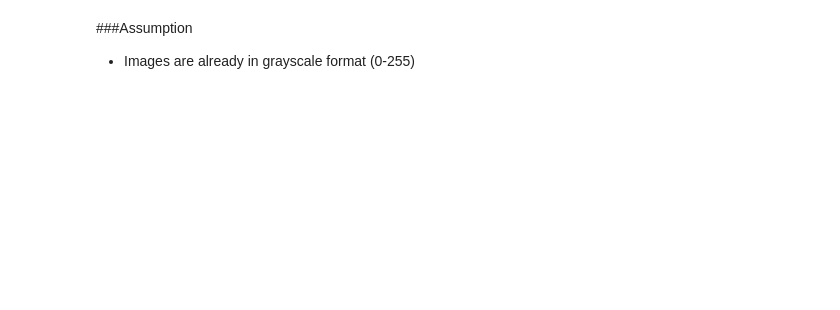
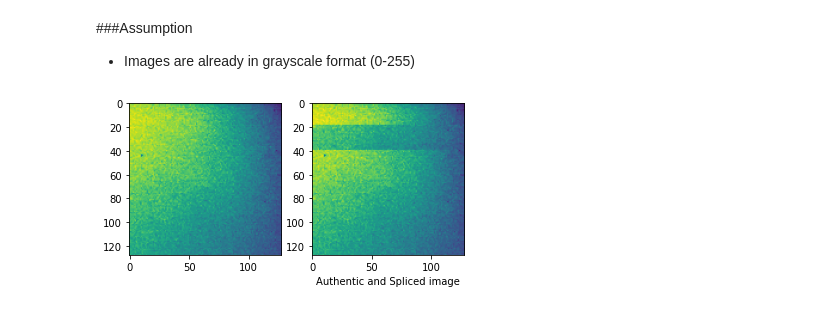
Before and after one commit to lanukahjo/Image-Splicing-Localisation, a Jupyter notebook: Image_Splicing.ipynb, the cells around one changed output. Drawn from its saved outputs; the diff is of its cells as text; code cells hidden in the pictures; blank space fills up the shorter version.

Commit message:
feat: display output images inline feat: use minkowski distance as a metric

```diff
--- a/Image_Splicing.ipynb
+++ b/Image_Splicing.ipynb
@@ -22,3 +19,13 @@ STEP_SIZE = 2;
+# %%
+# Constants used throughout the code
+
+PATH_TO_AUTHENTIC_IMG = '/content/AU_S_001.bmp'
+PATH_TO_SPLICED_IMG = '/content/SP_S_001.bmp';
+
+THRESHOLD = 0.25;
+BLOCK_SIZE = 4;
+STEP_SIZE = 2;
+MINKOWSKI_DISTANCE_ORDER = 100;
 # %% [markdown]
 ###Assumption
 - Images are already in grayscale format (0-255)
@@ -92,0 +150,15 @@ io.imsave('output/Sp-T' + base_file_name + '_hellinger.bmp', output_img_hellinge
+# %%
+#Display the authentic and Spliced input images
+
+img_auth = mpimg.imread(PATH_TO_AUTHENTIC_IMG)
+img_spl = mpimg.imread(PATH_TO_SPLICED_IMG)
+
+f,axarr = plt.subplots(1,2);
+axarr[0].imshow(img_auth);
+
+axarr[1].imshow(img_spl);
+plt.xlabel('Authentic and Spliced image');
+
+plt.show()
+# %% [output]
+[figure, added]
```
Also changed, not shown: parts of 12 cells of this notebook.
